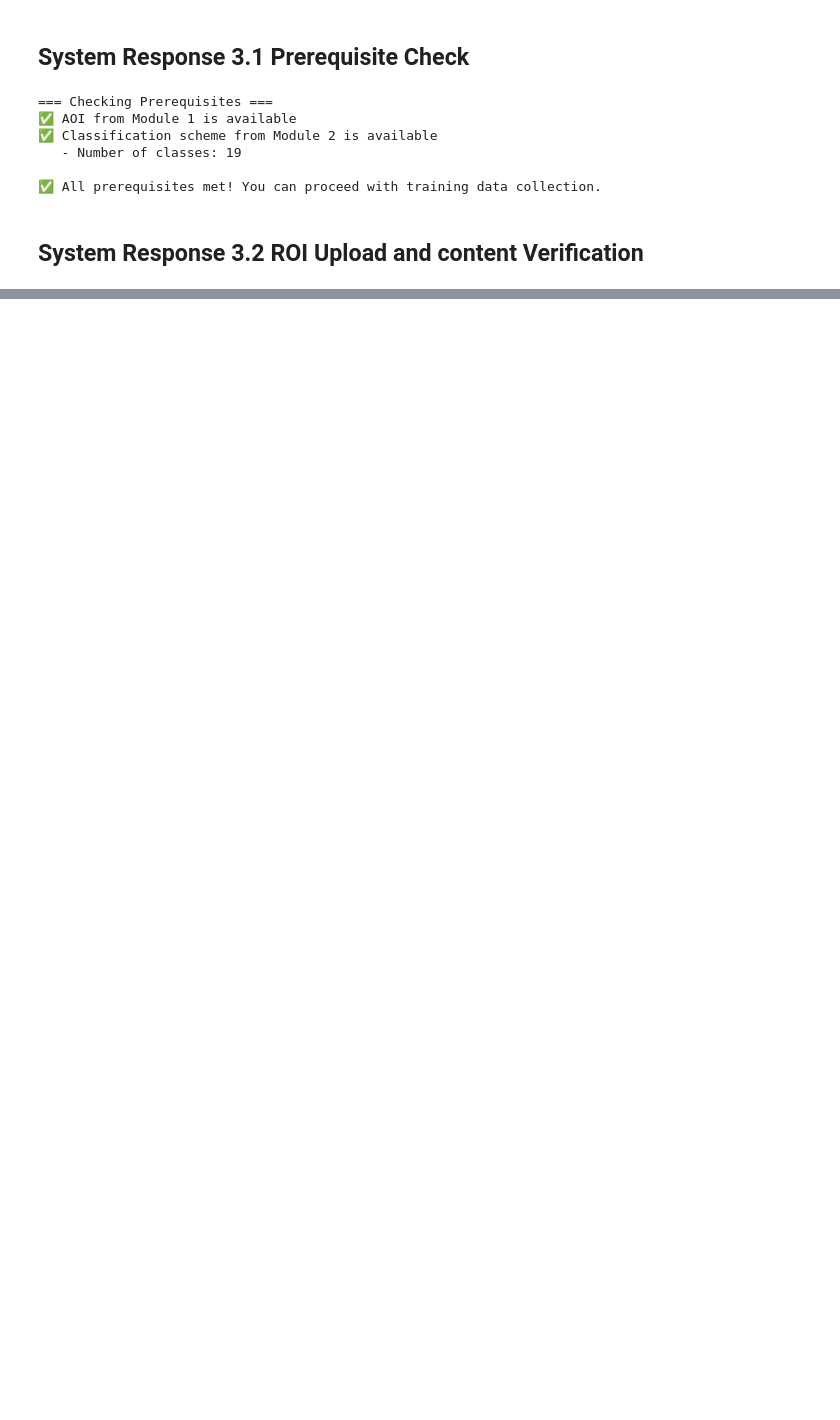
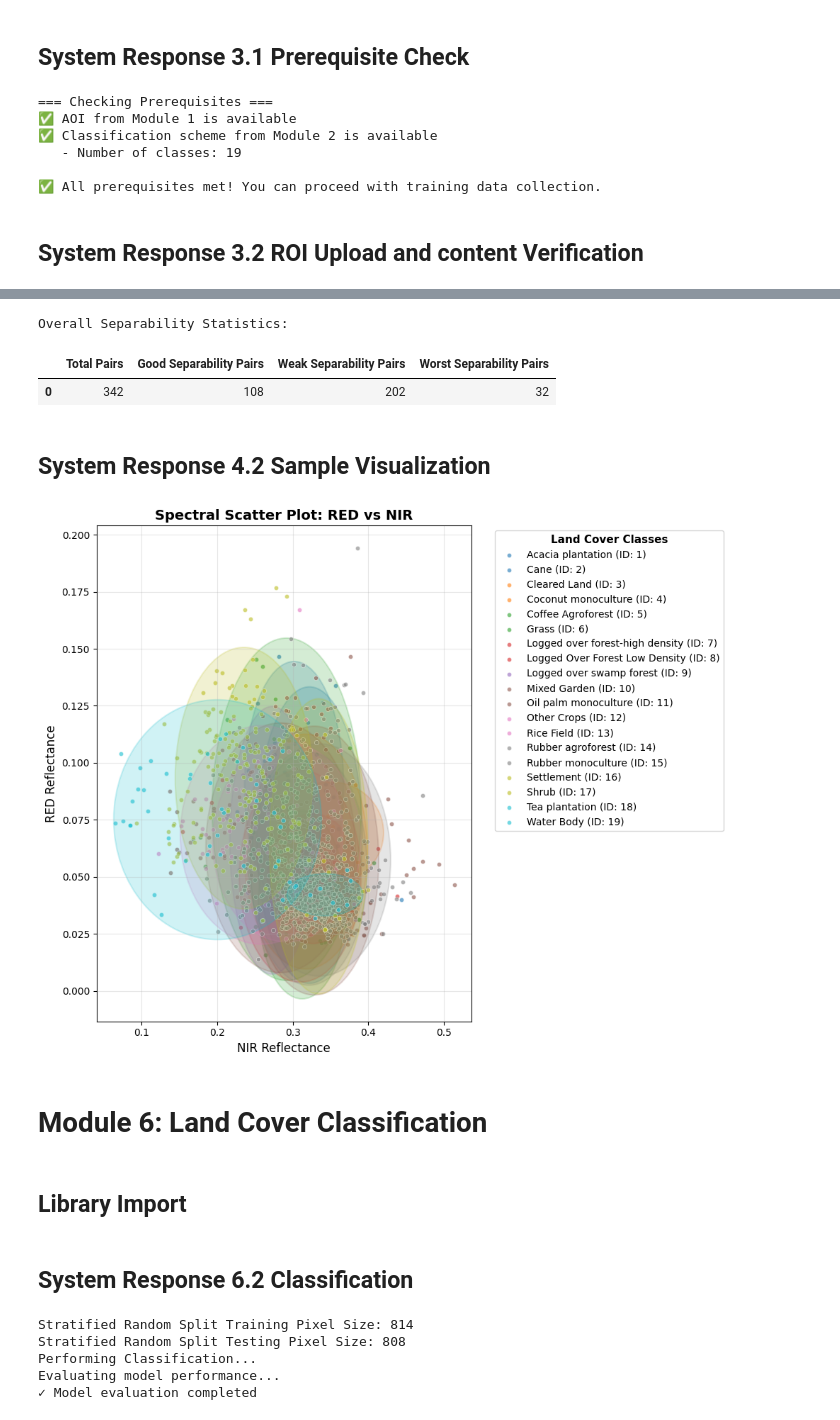
Before and after one commit to agilfahrezy11/EpistemXBackend_demo, a Jupyter notebook: notebooks/Module_implementation.ipynb, the cells around one changed output, grey strips where cells are left out. Saved outputs shown, nothing was run; the diff lists cells and outputs as text; code cells hidden in the pictures; blank space fills up the shorter version.

Commit message:
Complete module implementation in notebook

```diff
--- a/notebooks/Module_implementation.ipynb
+++ b/notebooks/Module_implementation.ipynb
@@ -735,0 +641,17 @@ Points outside AOI               : 0
+# %%
+roi_path = '../test_data\Training_Sumsel_Data.shp'
+labeled_roi = geemap.shp_to_ee('../test_data\Training_Sumsel_Data.shp')
+
+#Conduct the analysis
+analyzer = sample_quality(training_data=labeled_roi,
+    image= stacked_landsat,
+    class_property='ID',           # Column with numeric IDs (1, 2, 3, etc.)
+    region= aoi,
+    class_name_property='LC_Name'          # Column with names ('Forest', 'Urban', 'Water', etc.)
+)
+# Extract spectral values
+pixel_extract = analyzer.extract_spectral_values(scale=30, max_pixels_per_class=5000)
+samples_statistic = analyzer.sample_stats()
+sample_df = analyzer.get_sample_stats_df()
+display(sample_df)
+#Sample statistic
@@ -735,0 +730,22 @@ Points outside AOI               : 0
+# %%
+# Overall separability summary
+sep_summary = analyzer.sum_separability(pixel_extract)
+print("Overall Separability Statistics:")
+display(sep_summary)
+# %% [output]
+Overall Separability Statistics:
+|  | Total Pairs | Good Separability Pairs | Weak Separability Pairs | Worst Separability Pairs |
+| 0 | 342 | 108 | 202 | 32 |
+# %% [markdown]
+## System Response 4.2 Sample Visualization
+# %%
+#Box plot to detect outlier
+ploter = spectral_plotter(analyzer)
+box = ploter.plot_boxplot(pixel_extract)
+for fig in box:
+    fig.show()
+# %%
+#static scatter plot
+stat_plot = ploter.static_scatter_plot(pixel_extract, x_band='NIR', y_band='RED', add_ellipse=True)
+# %% [output]
+[figure, added]
@@ -735,0 +756,4 @@ Points outside AOI               : 0
+# %% [markdown]
+# Module 6: Land Cover Classification
+# %% [markdown]
+## Library Import
@@ -735,0 +765,32 @@ Points outside AOI               : 0
+# %% [markdown]
+## System Response 6.2 Classification
+# %%
+#Perform Training Test Split
+features = FeatureExtraction()
+strafied_train, stratified_test = features.stratified_split(labeled_roi, stacked_landsat,
+                            class_prop='ID', train_ratio=0.5)
+classifier = Generate_LULC()
+print("Performing Classification...")
+#Multiclass hard classification
+classification_map, trained_model = generate_eval_lulc.hard_classification(strafied_train, class_property='ID', image=stacked_landsat,
+                                                          ntrees=300, min_leaf=2, return_model=True)
+# Evaluate model performance
+print("Evaluating model performance...")
+
+try:
+    accuracy_metrics = classifier.evaluate_model(
+        trained_model=trained_model,
+        test_data=stratified_test,
+        class_property='ID'
+    )
+
+    print("✓ Model evaluation completed")
+
+except Exception as e:
+    print(f"❌ Error in model evaluation: {e}")
+# %% [output]
+Stratified Random Split Training Pixel Size: 814
+Stratified Random Split Testing Pixel Size: 808
+Performing Classification...
+Evaluating model performance...
+✓ Model evaluation completed
```
Also changed, not shown: parts of 34 cells of this notebook.
